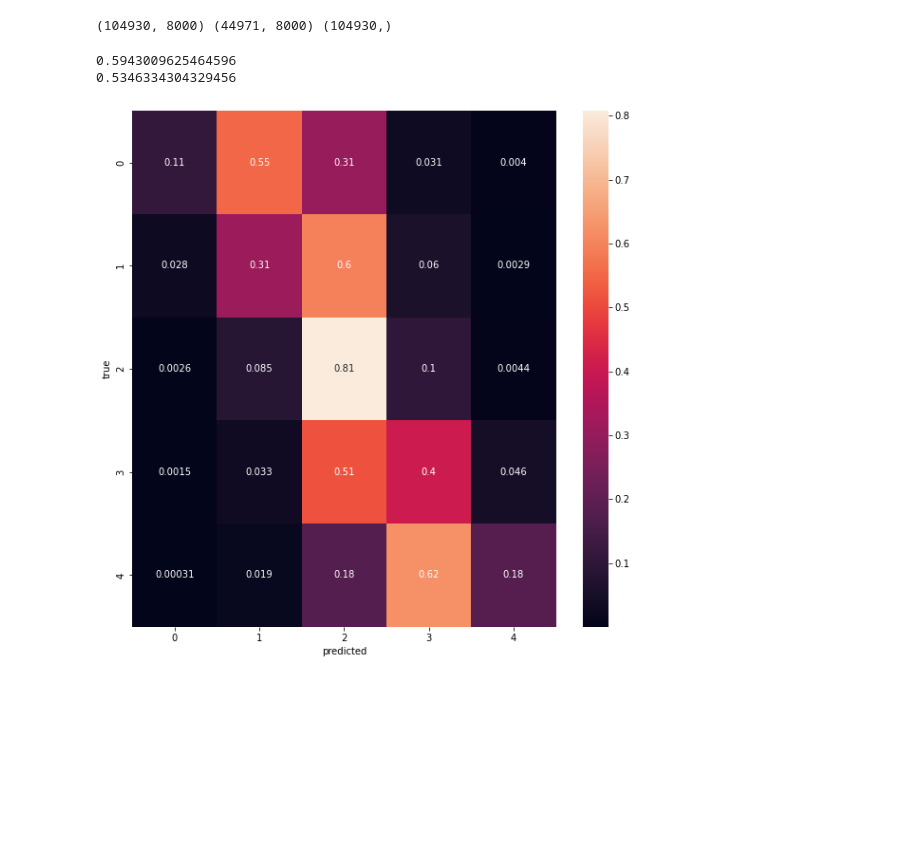
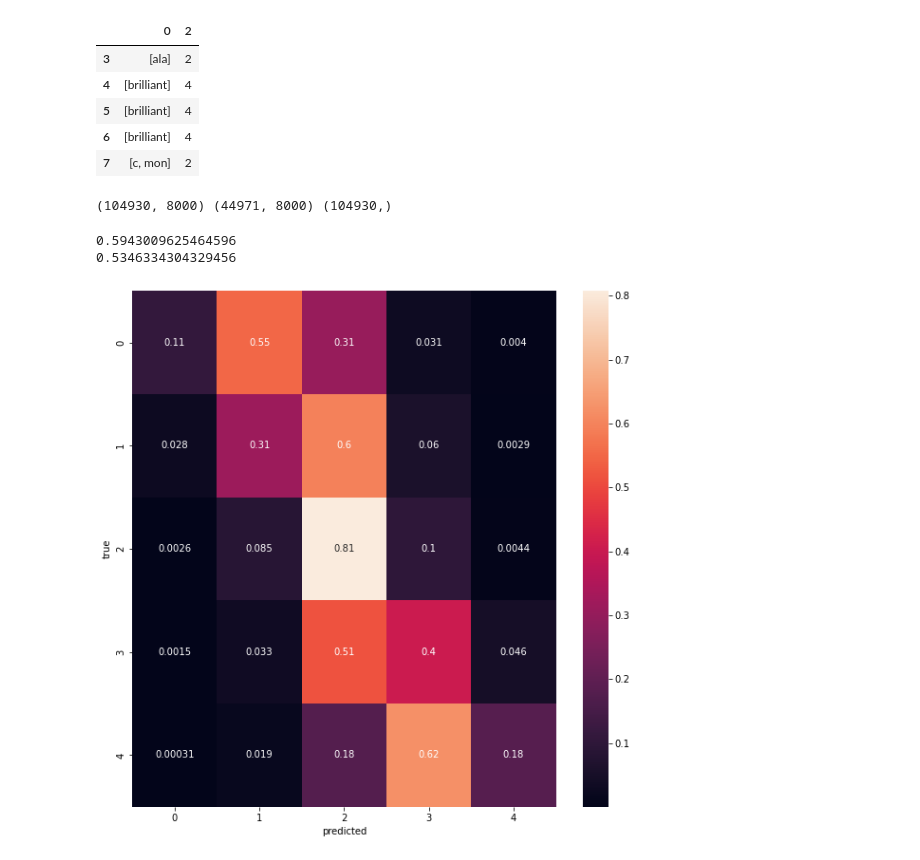
Before and after one commit to gagganj/sentiment_analysis, a Jupyter notebook: preprocessing and encoding/archive/Tomatoes TF-IDF.ipynb, the cells around one changed output. Drawn from its saved outputs; the diff is of its cells as text; code cells hidden in the pictures; blank space fills up the shorter version.

```diff
--- a/preprocessing and encoding/archive/Tomatoes TF-IDF.ipynb
+++ b/preprocessing and encoding/archive/Tomatoes TF-IDF.ipynb
@@ -127,3 +130,12 @@ See the caveats in the documentation: https://pandas.pydata.org/pandas-docs/stab
+# %%
+phrases.head()
+# %% [output]
+|  | 0 | 2 |
+| 3 | [ala] | 2 |
+| 4 | [brilliant] | 4 |
+| 5 | [brilliant] | 4 |
+| 6 | [brilliant] | 4 |
+| 7 | [c, mon] | 2 |
 # %%
 phrases = pd.read_pickle("clean_doc.pkl").iloc[:-1, :][0]
 
```
Also changed, not shown: parts of 3 cells of this notebook, 21 other files.
